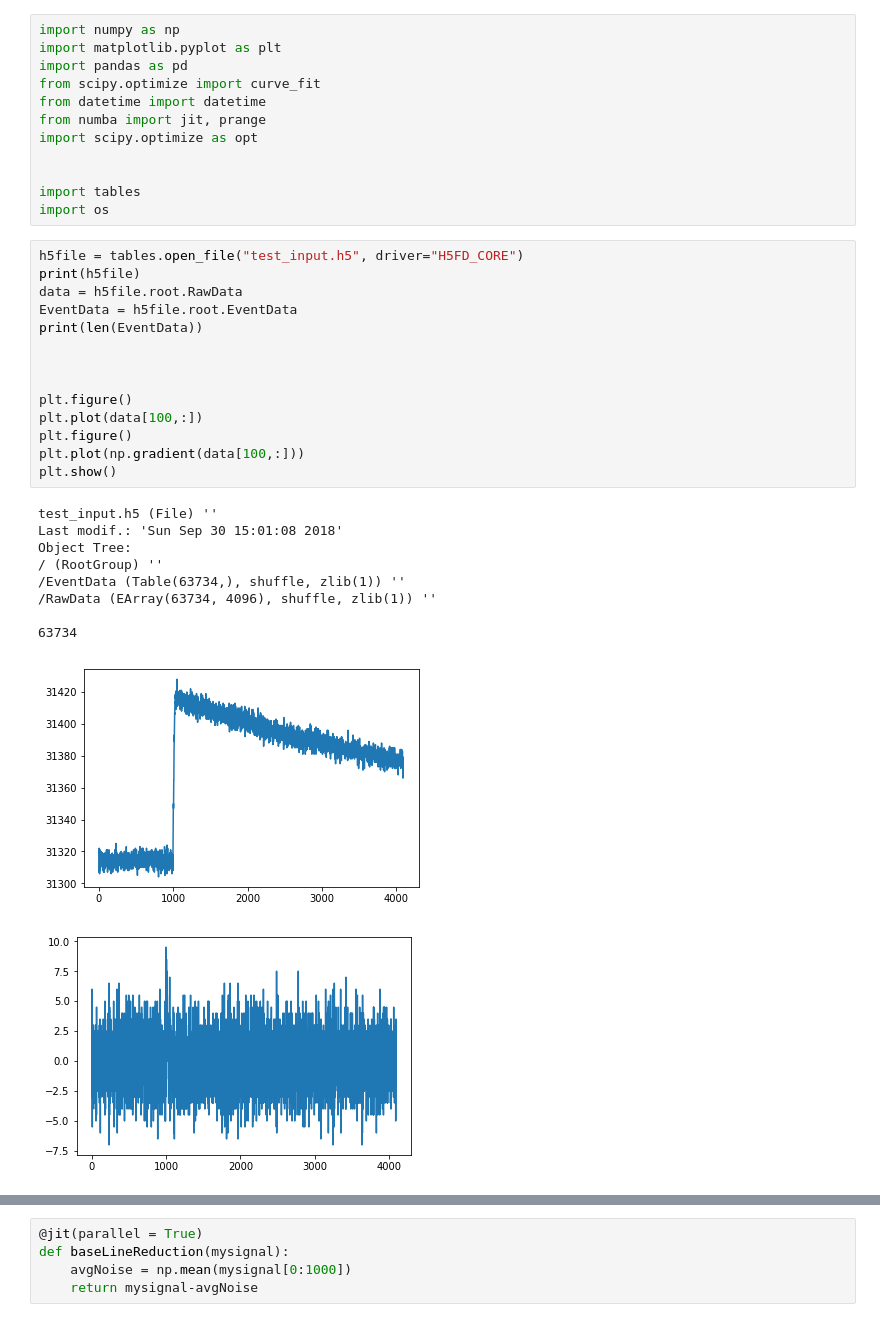
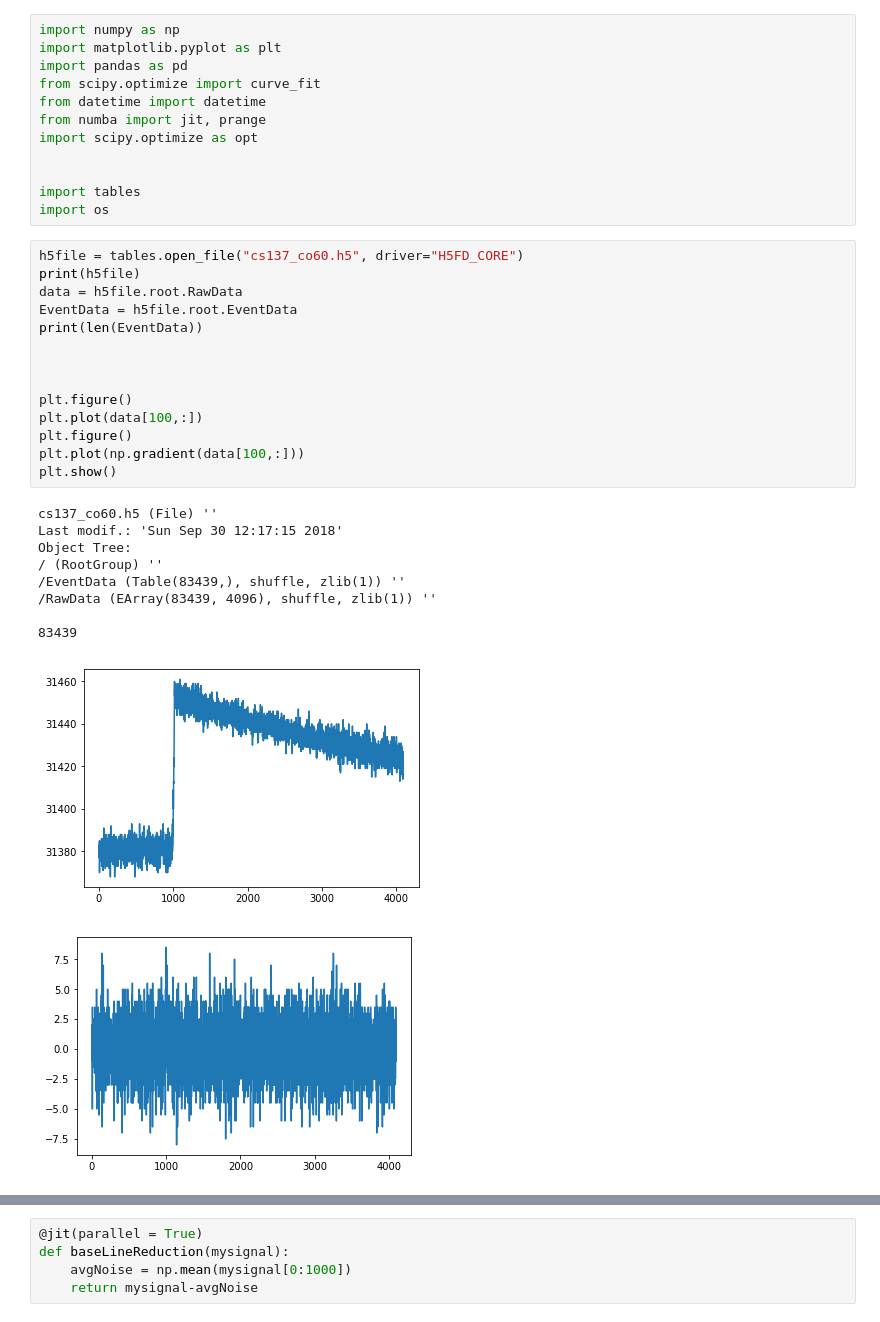
Before and after one commit to NE204-Fall2018/christopher-brand-lab1, a Jupyter notebook: Lab1_main.ipynb, the cells around one changed output, grey strips where cells are left out. Drawn from its saved outputs; the diff is of its cells as text.

```diff
--- a/Lab1_main.ipynb
+++ b/Lab1_main.ipynb
@@ -11,30 +11,30 @@ import scipy.optimize as opt
 import tables
 import os
 # %%
-h5file = tables.open_file("test_input.h5", driver="H5FD_CORE")
+h5file = tables.open_file("cs137_co60.h5", driver="H5FD_CORE")
 print(h5file)
 data = h5file.root.RawData
 EventData = h5file.root.EventData
 print(len(EventData))
 
 
 
 plt.figure()
 plt.plot(data[100,:])
 plt.figure()
 plt.plot(np.gradient(data[100,:]))
 plt.show()
 # %% [output]
-test_input.h5 (File) ''
-Last modif.: 'Sun Sep 30 15:01:08 2018'
+cs137_co60.h5 (File) ''
+Last modif.: 'Sun Sep 30 12:17:15 2018'
 Object Tree:
 / (RootGroup) ''
-/EventData (Table(63734,), shuffle, zlib(1)) ''
-/RawData (EArray(63734, 4096), shuffle, zlib(1)) ''
+/EventData (Table(83439,), shuffle, zlib(1)) ''
+/RawData (EArray(83439, 4096), shuffle, zlib(1)) ''
 
-63734
+83439
-[figure, old version]
+[figure, new version]
-[figure, old version]
+[figure, new version]
 # %%
 # Find pulses that triggered multiple times and delete them
 i_pileup = 0
```
Also changed, not shown: parts of 7 cells of this notebook, 3 other files.
